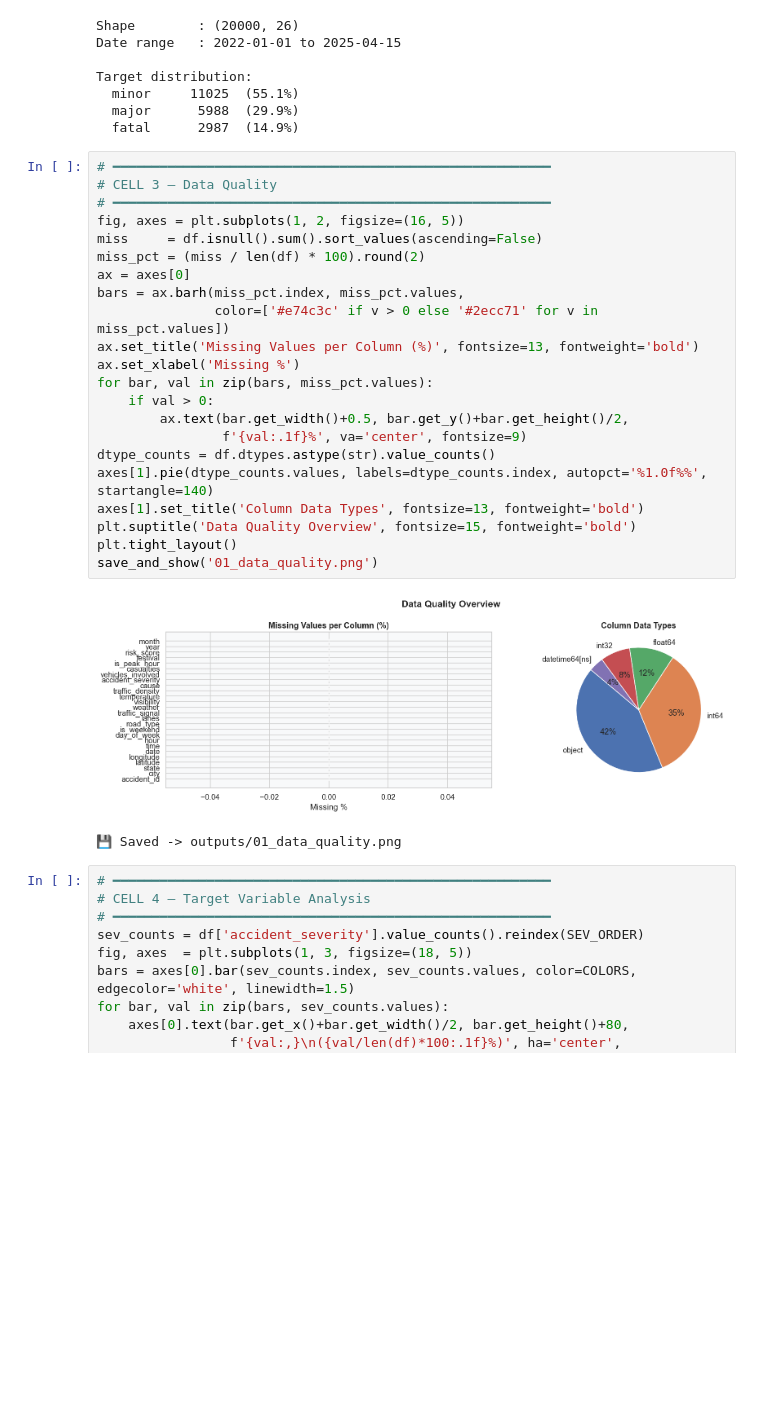
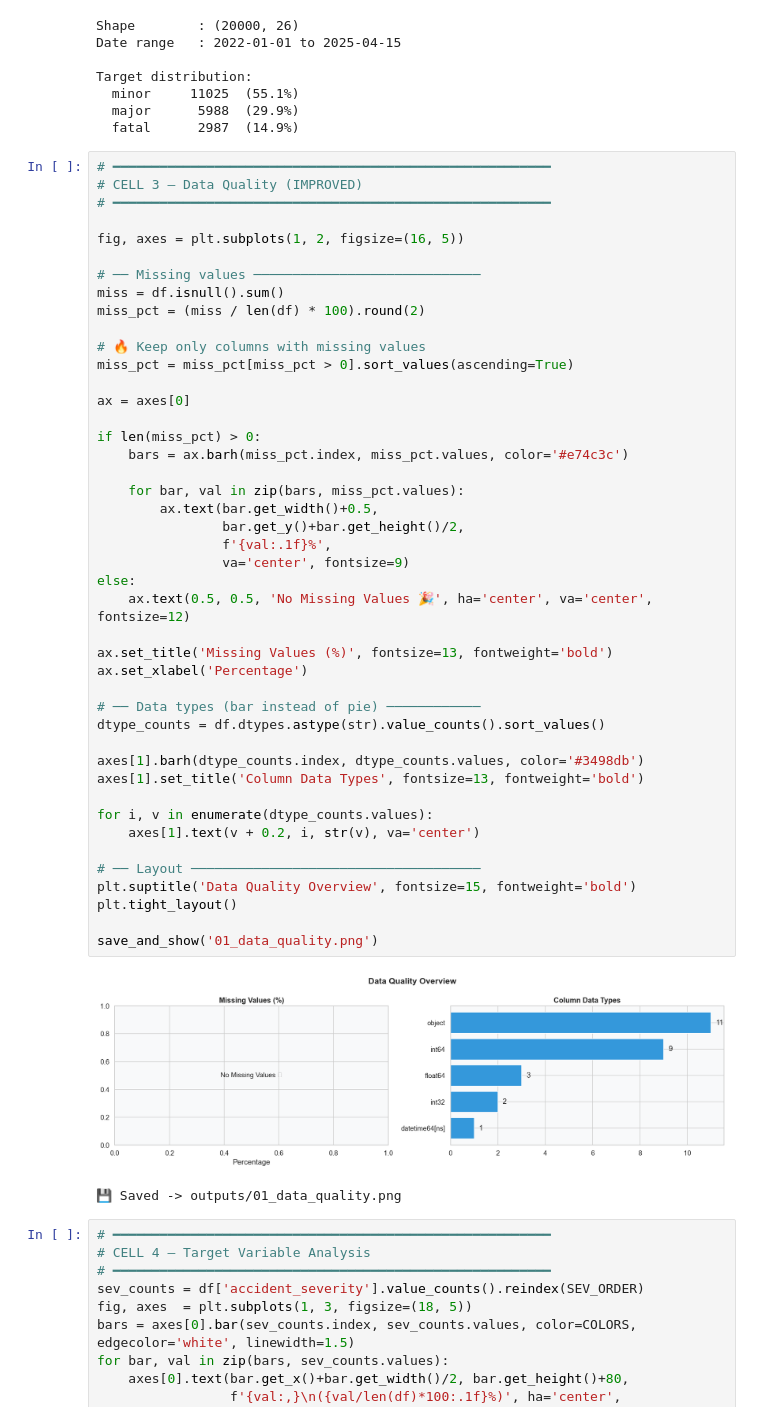
Before and after one commit to Divyansh2602/2026_accident_model, a Jupyter notebook: indian_roads_2026.ipynb, the cells around one changed output. Drawn from its saved outputs; the diff is of its cells as text; blank space fills up the shorter version.

Commit message:
cell updated

```diff
--- a/indian_roads_2026.ipynb
+++ b/indian_roads_2026.ipynb
@@ -73,28 +73,50 @@ Target distribution:
   fatal      2987  (14.9%)
 # %%
 # ━━━━━━━━━━━━━━━━━━━━━━━━━━━━━━━━━━━━━━━━━━━━━━━━━━━━━━━━
-# CELL 3 — Data Quality
+# CELL 3 — Data Quality (IMPROVED)
 # ━━━━━━━━━━━━━━━━━━━━━━━━━━━━━━━━━━━━━━━━━━━━━━━━━━━━━━━━
+
 fig, axes = plt.subplots(1, 2, figsize=(16, 5))
-miss     = df.isnull().sum().sort_values(ascending=False)
+
+# ── Missing values ─────────────────────────────
+miss = df.isnull().sum()
 miss_pct = (miss / len(df) * 100).round(2)
+
+# 🔥 Keep only columns with missing values
+miss_pct = miss_pct[miss_pct > 0].sort_values(ascending=True)
+
 ax = axes[0]
-bars = ax.barh(miss_pct.index, miss_pct.values,
-               color=['#e74c3c' if v > 0 else '#2ecc71' for v in miss_pct.values])
-ax.set_title('Missing Values per Column (%)', fontsize=13, fontweight='bold')
-ax.set_xlabel('Missing %')
-for bar, val in zip(bars, miss_pct.values):
-    if val > 0:
-        ax.text(bar.get_width()+0.5, bar.get_y()+bar.get_height()/2,
-                f'{val:.1f}%', va='center', fontsize=9)
-dtype_counts = df.dtypes.astype(str).value_counts()
-axes[1].pie(dtype_counts.values, labels=dtype_counts.index, autopct='%1.0f%%', startangle=140)
+
+if len(miss_pct) > 0:
+    bars = ax.barh(miss_pct.index, miss_pct.values, color='#e74c3c')
+
+    for bar, val in zip(bars, miss_pct.values):
+        ax.text(bar.get_width()+0.5,
+                bar.get_y()+bar.get_height()/2,
+                f'{val:.1f}%',
+                va='center', fontsize=9)
+else:
+    ax.text(0.5, 0.5, 'No Missing Values 🎉', ha='center', va='center', fontsize=12)
+
+ax.set_title('Missing Values (%)', fontsize=13, fontweight='bold')
+ax.set_xlabel('Percentage')
+
+# ── Data types (bar instead of pie) ────────────
+dtype_counts = df.dtypes.astype(str).value_counts().sort_values()
+
+axes[1].barh(dtype_counts.index, dtype_counts.values, color='#3498db')
 axes[1].set_title('Column Data Types', fontsize=13, fontweight='bold')
+
+for i, v in enumerate(dtype_counts.values):
+    axes[1].text(v + 0.2, i, str(v), va='center')
+
+# ── Layout ─────────────────────────────────────
 plt.suptitle('Data Quality Overview', fontsize=15, fontweight='bold')
 plt.tight_layout()
+
 save_and_show('01_data_quality.png')
 # %% [output]
-[figure, old version]
+[figure, new version]
 💾 Saved -> outputs/01_data_quality.png
 # %%
 # ━━━━━━━━━━━━━━━━━━━━━━━━━━━━━━━━━━━━━━━━━━━━━━━━━━━━━━━━
```
Also changed, not shown: parts of 1 cell of this notebook, 2 other files.
